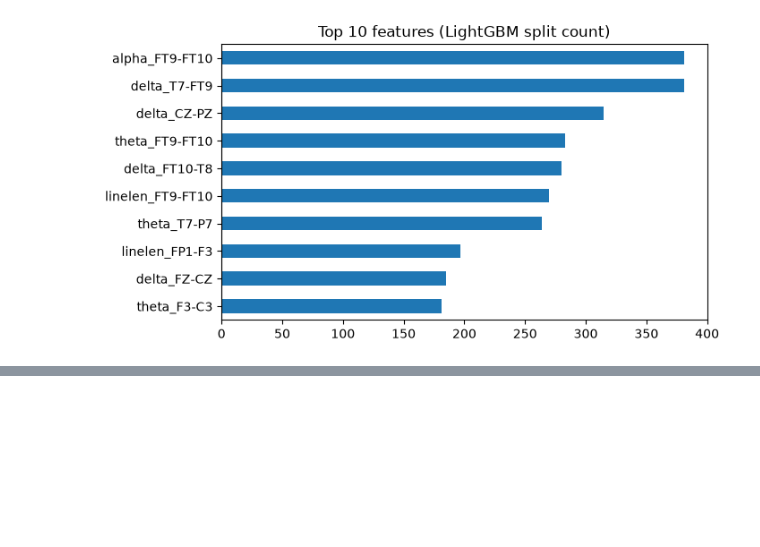
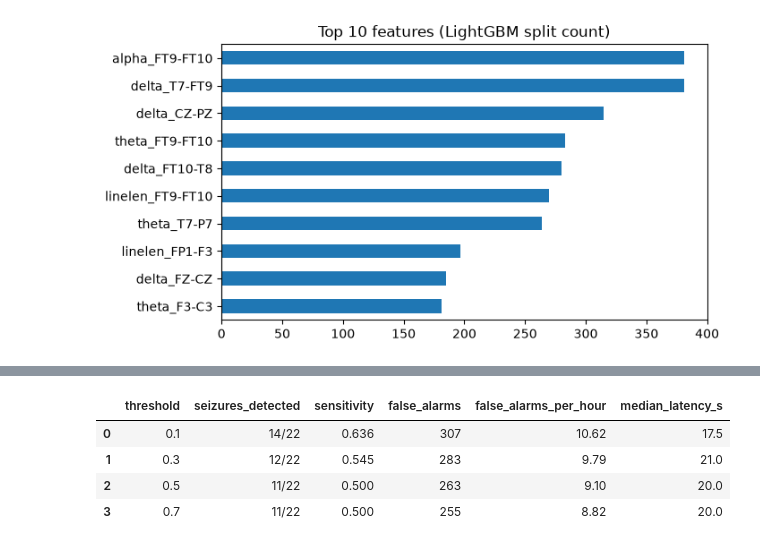
Before and after one commit to shrutihishruti1/neurosignal-ai, a Jupyter notebook: notebooks/01_pipeline.ipynb, the cells around one changed output, grey strips where cells are left out. Drawn from its saved outputs; the diff is of its cells as text; code cells hidden in the pictures; blank space fills up the shorter version.

Commit message:
Add event detection and latency

```diff
--- a/notebooks/01_pipeline.ipynb
+++ b/notebooks/01_pipeline.ipynb
@@ -212,0 +218,13 @@ plt.show()
+# %%
+from src.events import evaluate_events
+
+# Event-level results at several thresholds (honest, patient-held-out predictions)
+rows = [evaluate_events(pred_patient, labels, t)[0] for t in [0.1, 0.3, 0.5, 0.7]]
+tradeoff = pd.DataFrame(rows)
+tradeoff
+# %% [output]
+|  | threshold | seizures_detected | sensitivity | false_alarms | false_alarms_per_hour | median_latency_s |
+| 0 | 0.1 | 14/22 | 0.636 | 307 | 10.62 | 17.5 |
+| 1 | 0.3 | 12/22 | 0.545 | 283 | 9.79 | 21.0 |
+| 2 | 0.5 | 11/22 | 0.500 | 263 | 9.10 | 20.0 |
+| 3 | 0.7 | 11/22 | 0.500 | 255 | 8.82 | 20.0 |
```
Also changed, not shown: parts of 2 cells of this notebook, 1 other file.
